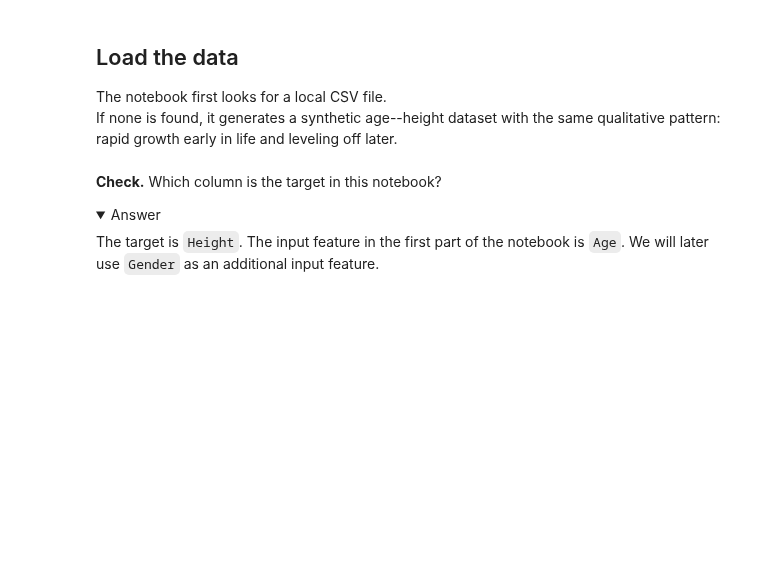
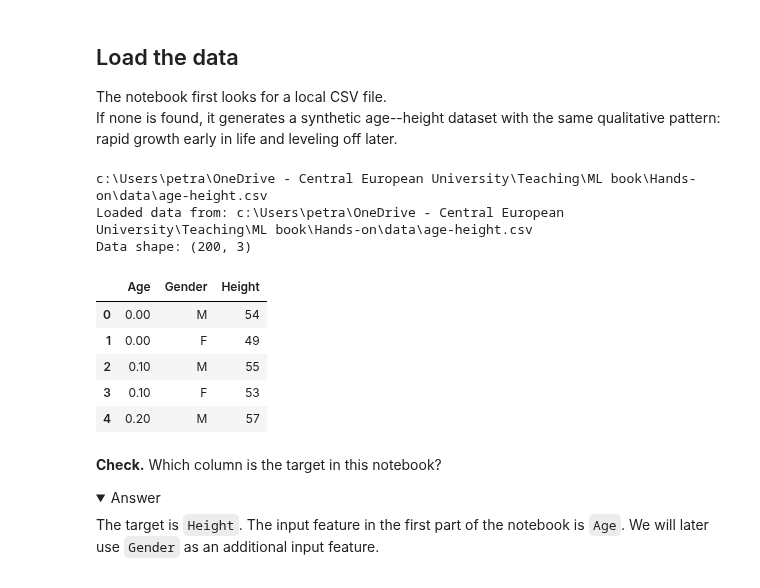
Before and after one commit to petraknovak/ml-from-concepts-to-code, a Jupyter notebook: 06_regression/conceptual/regression_methods.ipynb, the cells around one changed output. Cells and saved outputs as stored; diff of their text form; code cells hidden in the pictures; folded sections open; blank space fills up the shorter version.

```diff
--- a/06_regression/conceptual/regression_methods.ipynb
+++ b/06_regression/conceptual/regression_methods.ipynb
@@ -54,16 +53,9 @@ RANDOM_STATE = 42
 from pathlib import Path
 import sys
 
-root = next(
-    (p for p in [Path.cwd(), *Path.cwd().parents]
-     if (p / "mlbook" / "style.py").is_file()),
-    None,
-)
-if root is None:
-    raise FileNotFoundError("Run this notebook from within the Hands-on repository.")
-
-if str(root) not in sys.path:
-    sys.path.insert(0, str(root))
+ # Add the root directory to the system path so that we can import modules from it
+ROOT = Path.cwd().parents[1]
+sys.path.insert(0, str(ROOT))
 
 from mlbook.style import apply_style, COLORS, ALIASES, pale, get_color, savefig
 apply_style()
@@ -78,40 +70,25 @@ rapid growth early in life and leveling off later.
 # %%
 from pathlib import Path
 
-def make_synthetic_age_height(n=220, seed=42):
-    rng = np.random.default_rng(seed)
-    age = np.sort(rng.uniform(0, 95, size=n))
+csv_file_path =  ROOT / "data" / "age-height.csv"
 
-    base = 50 + 125 * (1 - np.exp(-age / 11.0))
-    noise = rng.normal(0, 4 + 0.08 * age, size=n)
-    height = np.clip(base + noise, 45, 200)
+print(csv_file_path)
 
-    gender = rng.choice(["female", "male"], size=n, p=[0.5, 0.5])
-    height = height + np.where((age > 11) & (gender == "male"), 4.0, 0.0)
-
-    return pd.DataFrame({"Age": age, "Height": height, "Gender": gender})
-
-candidate_files = [
-    root / "data" / "age-height.csv",
-    Path("./age-height.csv"),
-    Path("./age_height.csv"),
-]
-
-csv_file_path = None
-for path in candidate_files:
-    if path.exists():
-        csv_file_path = path
-        break
-
-if csv_file_path is not None:
-    df = pd.read_csv(csv_file_path)
-    print(f"Loaded data from: {csv_file_path}")
-else:
-    df = make_synthetic_age_height(n=220, seed=RANDOM_STATE)
-    print("No local CSV found. Using a synthetic age-height dataset.")
+df = pd.read_csv(csv_file_path)
+print(f"Loaded data from: {csv_file_path}")
 
 print("Data shape:", df.shape)
 display(df.head())
+# %% [output]
+c:\Users\petra\OneDrive - Central European University\Teaching\ML book\Hands-on\data\age-height.csv
+Loaded data from: c:\Users\petra\OneDrive - Central European University\Teaching\ML book\Hands-on\data\age-height.csv
+Data shape: (200, 3)
+|  | Age | Gender | Height |
+| 0 | 0.00 | M | 54 |
+| 1 | 0.00 | F | 49 |
+| 2 | 0.10 | M | 55 |
+| 3 | 0.10 | F | 53 |
+| 4 | 0.20 | M | 57 |
 # %% [markdown]
 **Check.** Which column is the target in this notebook?
 
```
Also changed, not shown: parts of 11 cells of this notebook, 2 other files.
